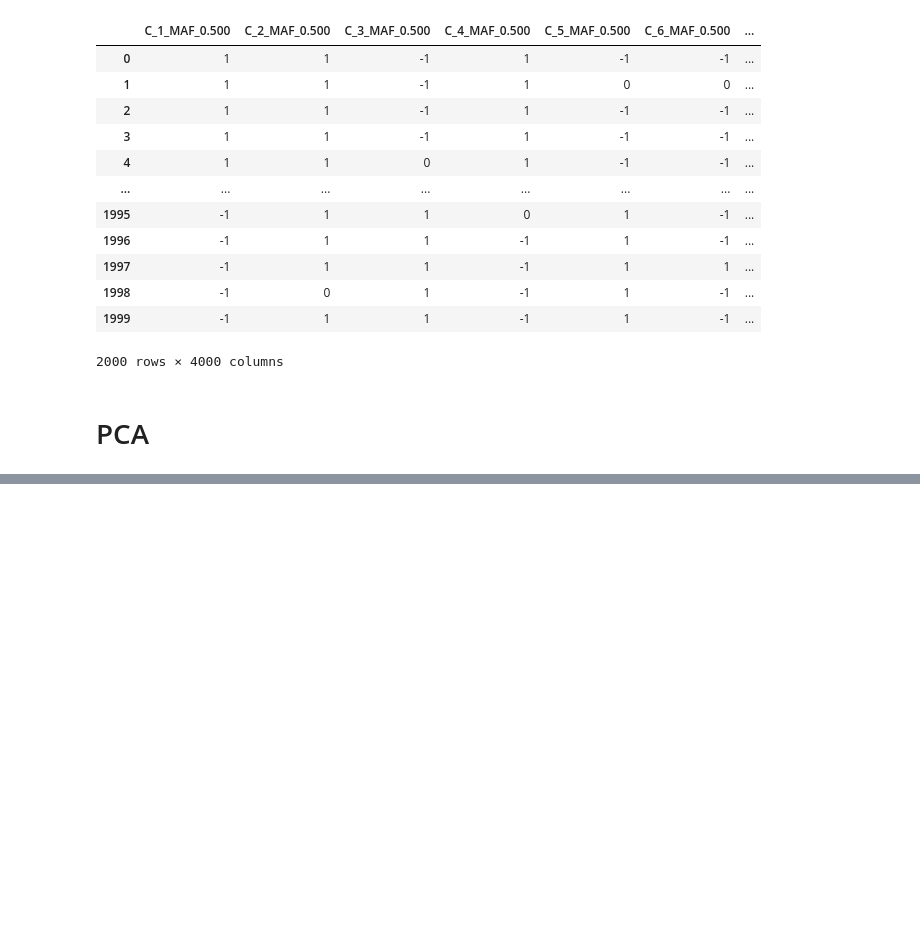
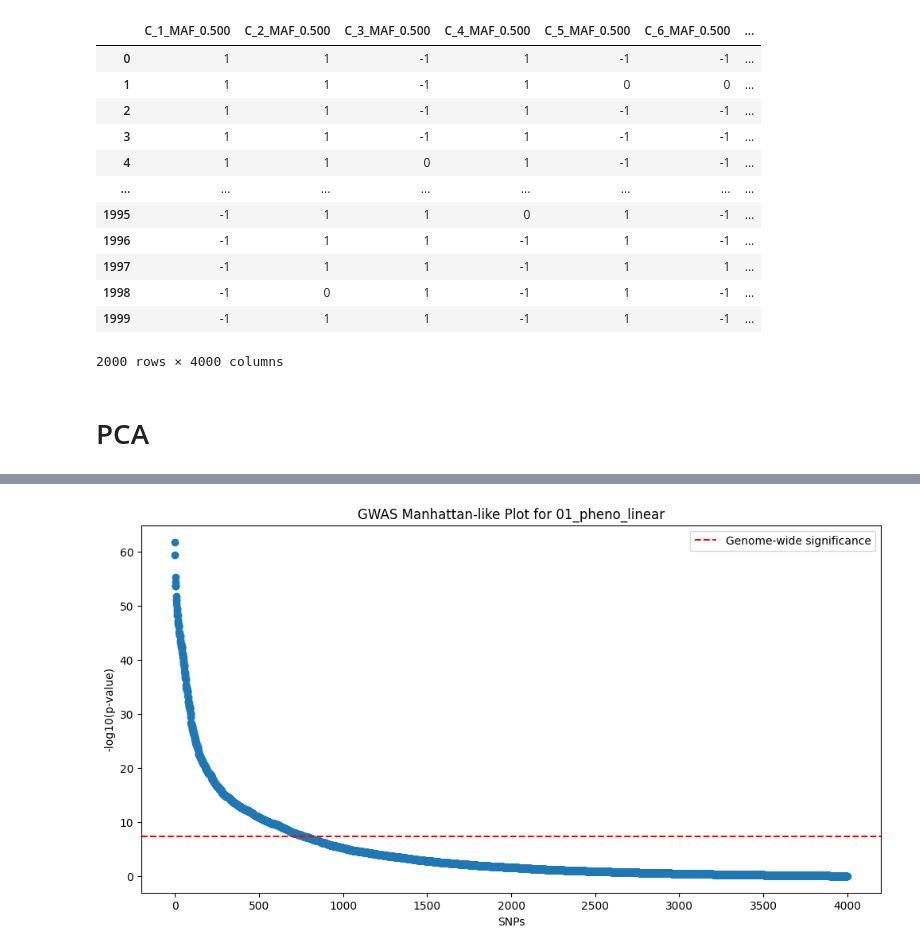
Before and after one commit to mat2m10/chasm, a Jupyter notebook: notebooks/coalescence_simulation_notebooks/03 correction through PCs.ipynb, the cells around one changed output, grey strips where cells are left out. Cells and saved outputs as stored; diff of their text form; code cells hidden in the pictures; blank space fills up the shorter version.

```diff
--- a/notebooks/coalescence_simulation_notebooks/03 correction through PCs.ipynb
+++ b/notebooks/coalescence_simulation_notebooks/03 correction through PCs.ipynb
@@ -106,0 +137,32 @@ humans = pd.read_pickle(f"{path_pheno}/inbred_humans.pkl")
+# %%
+from statsmodels.api import OLS, add_constant
+import numpy as np
+import pandas as pd
+
+# Extract phenotype
+y = pheno[env_factor].values
+
+# Assume 'pcs' is a NumPy array or DataFrame with shape (n_samples, n_pcs)
+# If it's a NumPy array, convert to DataFrame
+pcs_df = pd.DataFrame(pcs, columns=[f'PC{i+1}' for i in range(pcs.shape[1])])
+
+# Initialize results list
+results = []
+
+# Loop through SNPs
+for snp in geno.columns:
+    x = geno[snp].values
+    # Combine SNP with PCs
+    X = pd.concat([pd.Series(x, name='SNP'), pcs_df], axis=1)
+    X = add_constant(X)  # Add intercept
+    model = OLS(y, X).fit()
+    pval = model.pvalues['SNP']  # p-value for SNP term
+    logp = -np.log10(pval)
+    results.append((snp, logp))
+
+# Create and sort results DataFrame
+gwas_results = pd.DataFrame(results, columns=['SNP', '-log10(p)'])
+gwas_results = gwas_results.sort_values('-log10(p)', ascending=False).reset_index(drop=True)
+
+# Display
+gwas_results
@@ -106,0 +183,13 @@ humans = pd.read_pickle(f"{path_pheno}/inbred_humans.pkl")
+# %%
+import matplotlib.pyplot as plt
+
+plt.figure(figsize=(12, 6))
+plt.plot(gwas_results['-log10(p)'].values, marker='o', linestyle='none')
+plt.axhline(-np.log10(5e-8), color='red', linestyle='--', label='Genome-wide significance')
+plt.xlabel('SNPs')
+plt.ylabel('-log10(p-value)')
+plt.title(f'GWAS Manhattan-like Plot for {env_factor}')
+plt.legend()
+plt.show()
+# %% [output]
+[figure, added]
```
Also changed, not shown: parts of 7 cells of this notebook, 1 other file.
